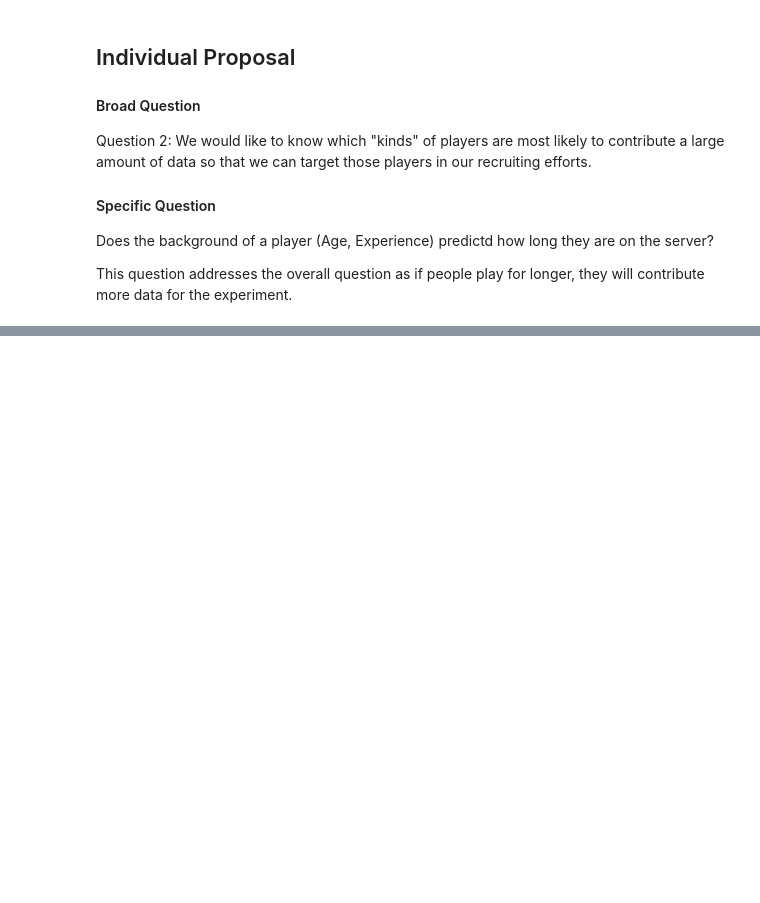
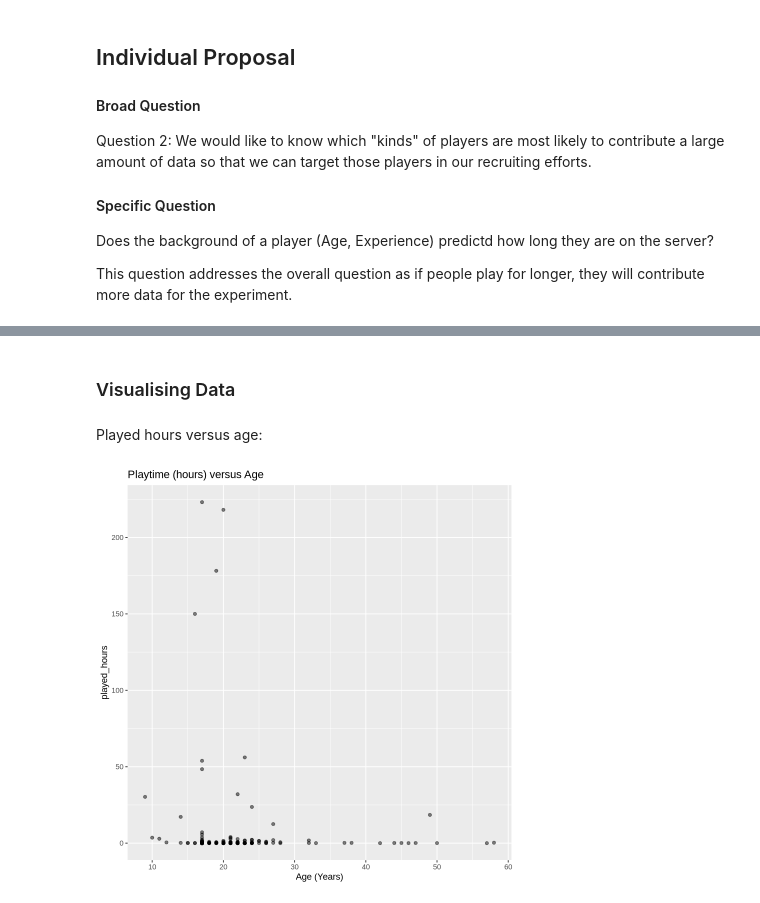
Before and after one commit to Dinglebergle/DSCI100_IndividualPlanningReport, a Jupyter notebook: IndividualReport.ipynb, the cells around one changed output, grey strips where cells are left out. Saved outputs shown, nothing was run; the diff lists cells and outputs as text; code cells hidden in the pictures; blank space fills up the shorter version.

Commit message:
Finished quantitative data viz and summary

```diff
--- a/IndividualReport.ipynb
+++ b/IndividualReport.ipynb
@@ -67,0 +55,7 @@ ERROR: Error in file(filename, "r", encoding = encoding): cannot open the connec
+# %%
+raw_data <- read_csv("data/players.csv")
+cleaned_data <- raw_data |>
+    na.omit() |>
+    mutate(age = Age) |>
+    select(-Age, -hashedEmail, -name)
+cleaned_data
@@ -67,0 +96,12 @@ ERROR: Error in file(filename, "r", encoding = encoding): cannot open the connec
+# %% [markdown]
+### Visualising Data
+# %% [markdown]
+Played hours versus age:
+# %%
+play_hours_v_age <- cleaned_data |>
+    ggplot(aes(x = age, y = played_hours)) +
+        geom_point(alpha = 0.5) +
+        labs(title = "Playtime (hours) versus Age", x = "Age (Years)", x = "Play Time (Hours)")
+play_hours_v_age
+# %% [output]
+[figure, added]
```
Also changed, not shown: parts of 12 cells of this notebook.
